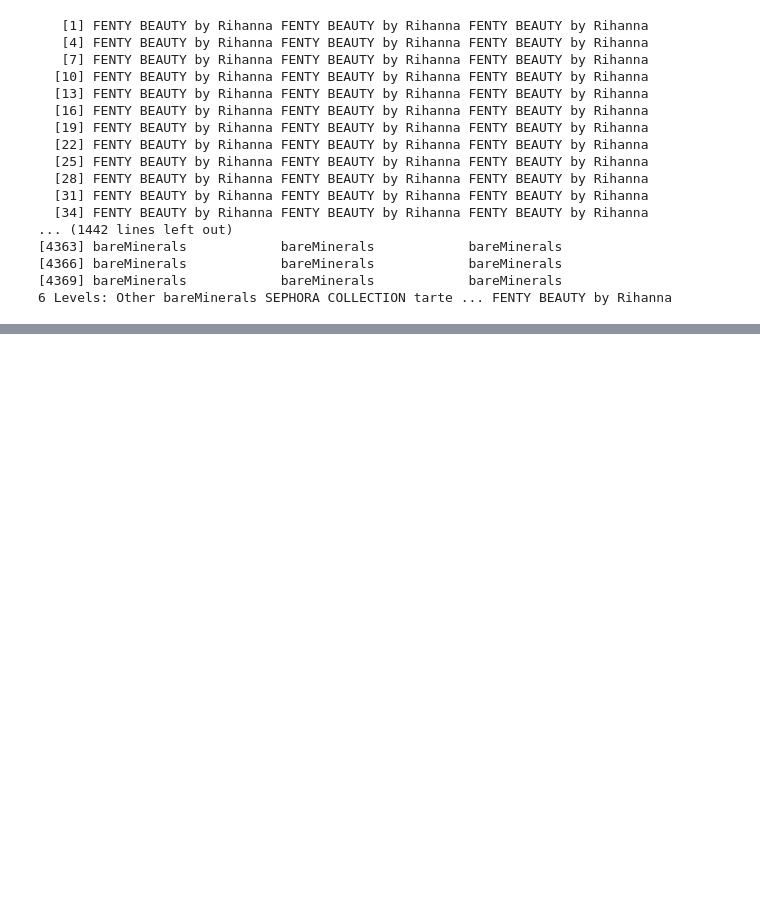
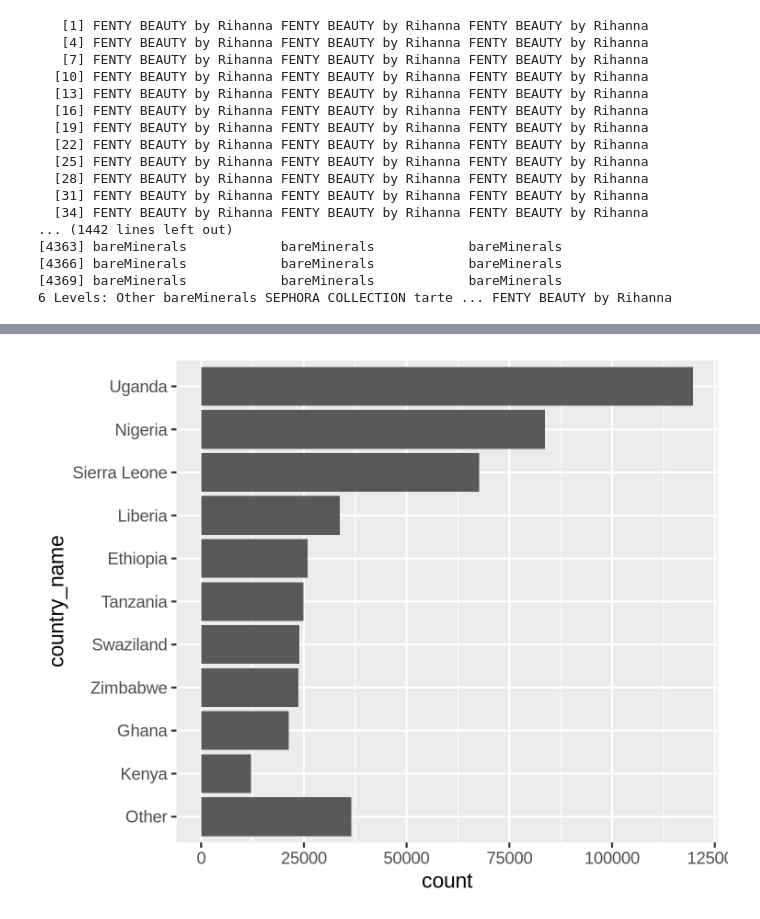
Before and after one commit to avbell22/Bios512, a Jupyter notebook: Lecture16_InClassExercise_ForcatsPractice.ipynb, the cells around one changed output, grey strips where cells are left out. Cells and saved outputs as stored; diff of their text form; code cells hidden in the pictures; blank space fills up the shorter version.

```diff
--- a/Lecture16_InClassExercise_ForcatsPractice.ipynb
+++ b/Lecture16_InClassExercise_ForcatsPractice.ipynb
@@ -77,0 +122,15 @@ brand_col  %>% fct_lump(n=5)  %>% fct_infreq()
+# %%
+df_water2 = water  %>%
+    filter(!is.na(country_name))  %>%
+    mutate(country_name = fct_lump(country_name, n = 10)  %>%
+    fct_infreq()  %>%
+    fct_rev() %>%
+    fct_relevel("Other"))
+
+p = ggplot(df_water2, aes(y = country_name))
+
+p = p + geom_bar()
+
+p
+# %% [output]
+[figure, added]
```
Also changed, not shown: parts of 3 cells of this notebook, 4 other files.
